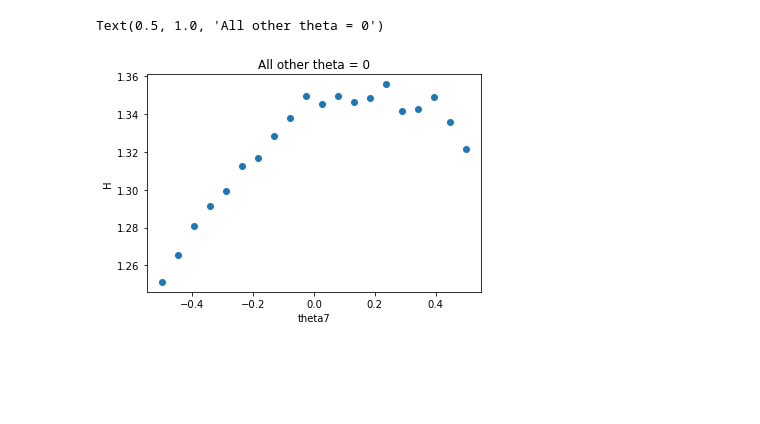
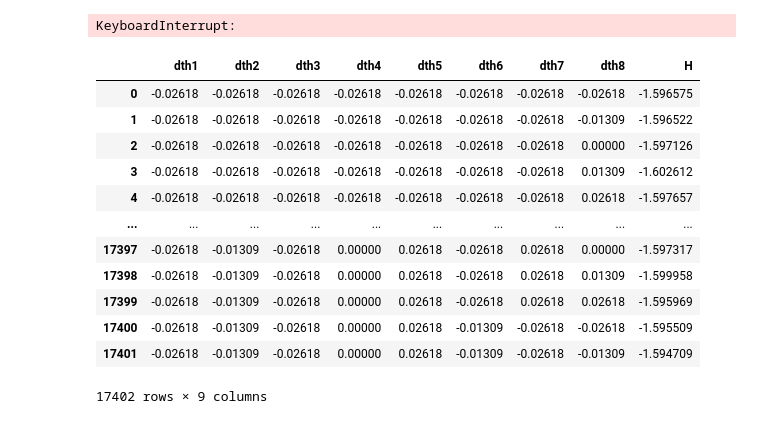
Before and after one commit to a-kapila/quantum-error, a Jupyter notebook: data_and_scripts/dmft_error/dmft_paper_error_simulator.ipynb, the cells around one changed output. Saved outputs shown, nothing was run; the diff lists cells and outputs as text; code cells hidden in the pictures; blank space fills up the shorter version.

```diff
--- a/data_and_scripts/dmft_error/dmft_paper_error_simulator.ipynb
+++ b/data_and_scripts/dmft_error/dmft_paper_error_simulator.ipynb
@@ -70,8 +113,13 @@ H_th = list(map(lambda x: calc_H([0,0,0,0,0,0,0, x ]), np.linspace(-0.5, 0.5, 20
-# %%
-plt.scatter(np.linspace(-0.5, 0.5, 20), H_th)
-plt.xlabel('theta7')
-plt.ylabel('H')
-plt.title('All other theta = 0')
-# %% [output]
-Text(0.5, 1.0, 'All other theta = 0')
-[figure, removed]
+# %%
+deg = np.pi/180
+lb=-1.5*deg
+ub=1.5*deg
+deltas = np.mgrid[lb:ub:5j, lb:ub:5j, lb:ub:5j, lb:ub:5j, lb:ub:5j, lb:ub:5j, lb:ub:5j, lb:ub:5j].reshape(8,-1).T
+params = np.array(list(map( lambda x: x+hyperparams,deltas)))
+results = np.zeros((len(deltas),1), dtype=np.float64)
+for i in range(len(deltas)):
+    results[i] = calc_H(params[i])
+pd.DataFrame(np.append(deltas, results, axis=1),
+             columns=['dth'+str(i) for i in range(1,9)]+['H']).to_csv('statevector_results.csv',index=False)
+# %% [output]
+KeyboardInterrupt:
@@ -77,0 +128,16 @@ Text(0.5, 1.0, 'All other theta = 0')
+# %%
+df
+# %% [output]
+|  | dth1 | dth2 | dth3 | dth4 | dth5 | dth6 | dth7 | dth8 | H |
+| 0 | -0.02618 | -0.02618 | -0.02618 | -0.02618 | -0.02618 | -0.02618 | -0.02618 | -0.02618 | -1.596575 |
+| 1 | -0.02618 | -0.02618 | -0.02618 | -0.02618 | -0.02618 | -0.02618 | -0.02618 | -0.01309 | -1.596522 |
+| 2 | -0.02618 | -0.02618 | -0.02618 | -0.02618 | -0.02618 | -0.02618 | -0.02618 | 0.00000 | -1.597126 |
+| 3 | -0.02618 | -0.02618 | -0.02618 | -0.02618 | -0.02618 | -0.02618 | -0.02618 | 0.01309 | -1.602612 |
+| 4 | -0.02618 | -0.02618 | -0.02618 | -0.02618 | -0.02618 | -0.02618 | -0.02618 | 0.02618 | -1.597657 |
+| ... | ... | ... | ... | ... | ... | ... | ... | ... | ... |
+| 17397 | -0.02618 | -0.01309 | -0.02618 | 0.00000 | 0.02618 | -0.02618 | 0.02618 | 0.00000 | -1.597317 |
+| 17398 | -0.02618 | -0.01309 | -0.02618 | 0.00000 | 0.02618 | -0.02618 | 0.02618 | 0.01309 | -1.599958 |
+| 17399 | -0.02618 | -0.01309 | -0.02618 | 0.00000 | 0.02618 | -0.02618 | 0.02618 | 0.02618 | -1.595969 |
+| 17400 | -0.02618 | -0.01309 | -0.02618 | 0.00000 | 0.02618 | -0.01309 | -0.02618 | -0.02618 | -1.595509 |
+| 17401 | -0.02618 | -0.01309 | -0.02618 | 0.00000 | 0.02618 | -0.01309 | -0.02618 | -0.01309 | -1.594709 |
+17402 rows × 9 columns
```
Also changed, not shown: parts of 11 cells of this notebook, 47 other files.
